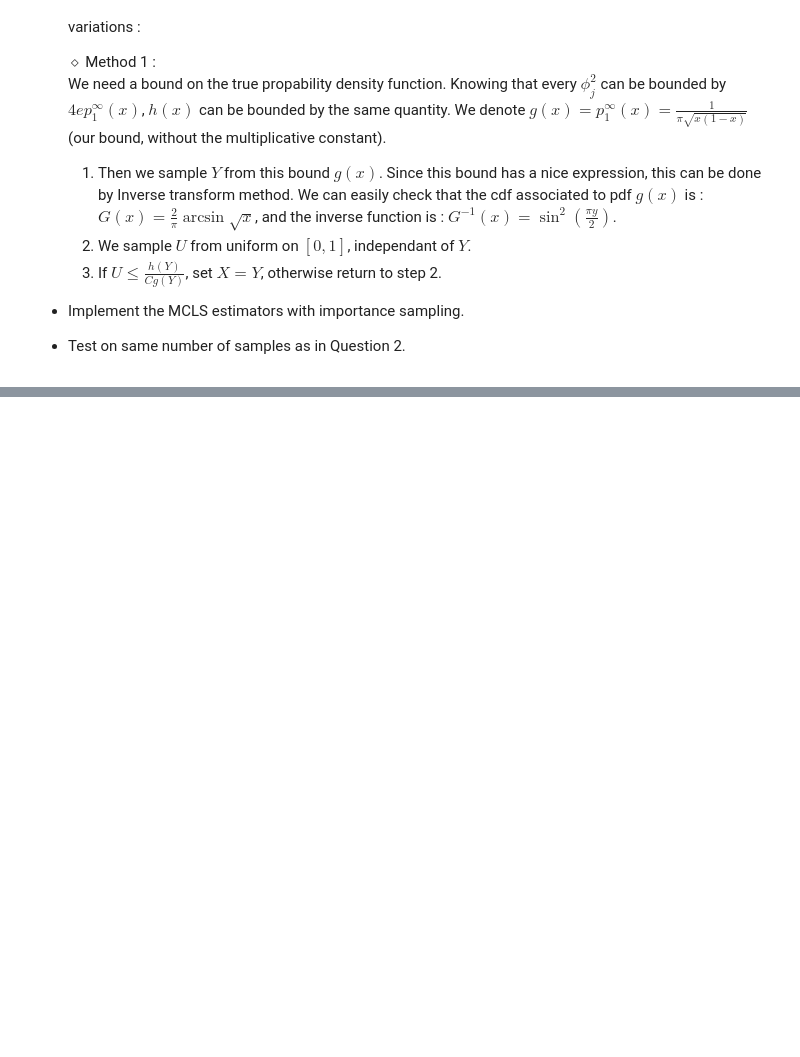
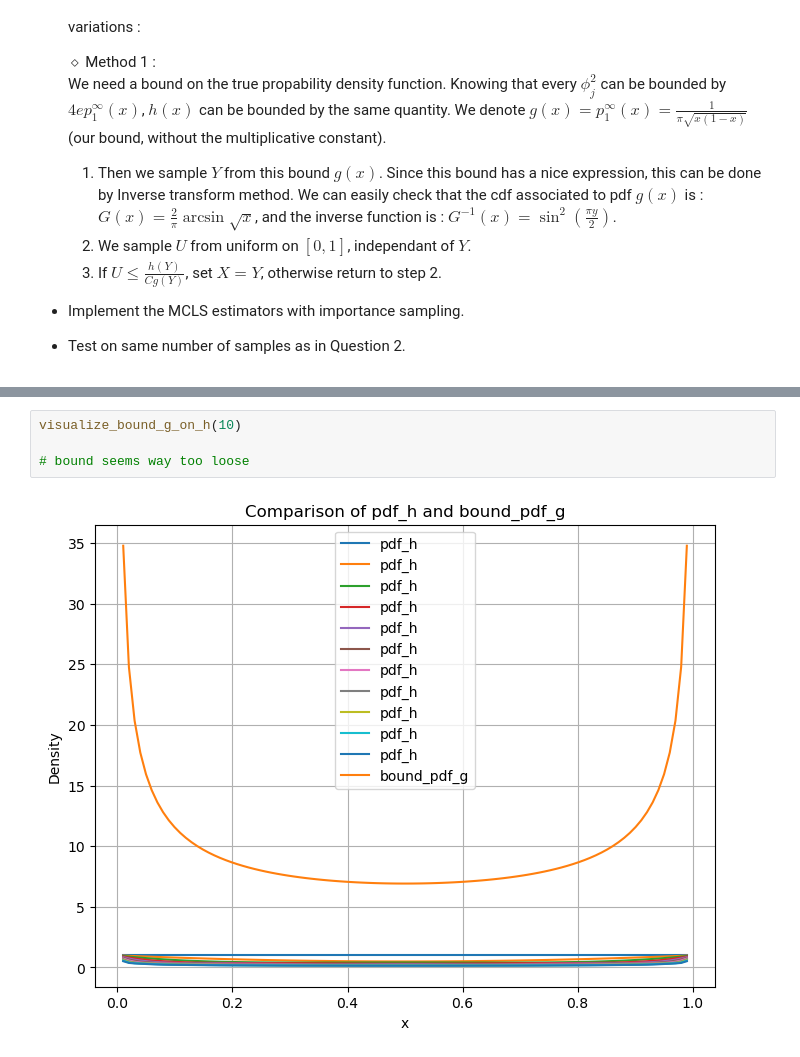
Before and after one commit to FraBet29/stochastic-simulation-project, a Jupyter notebook: notebook.ipynb, the cells around one changed output, grey strips where cells are left out. Cells and saved outputs as stored; diff of their text form; blank space fills up the shorter version.

```diff
--- a/notebook.ipynb
+++ b/notebook.ipynb
@@ -177,0 +178,6 @@ Acceptance rate :  0.01851371866553116
+# %%
+visualize_bound_g_on_h(10)
+
+# bound seems way too loose
+# %% [output]
+[figure, added]
```
Also changed, not shown: parts of 2 cells of this notebook, 1 other file.
